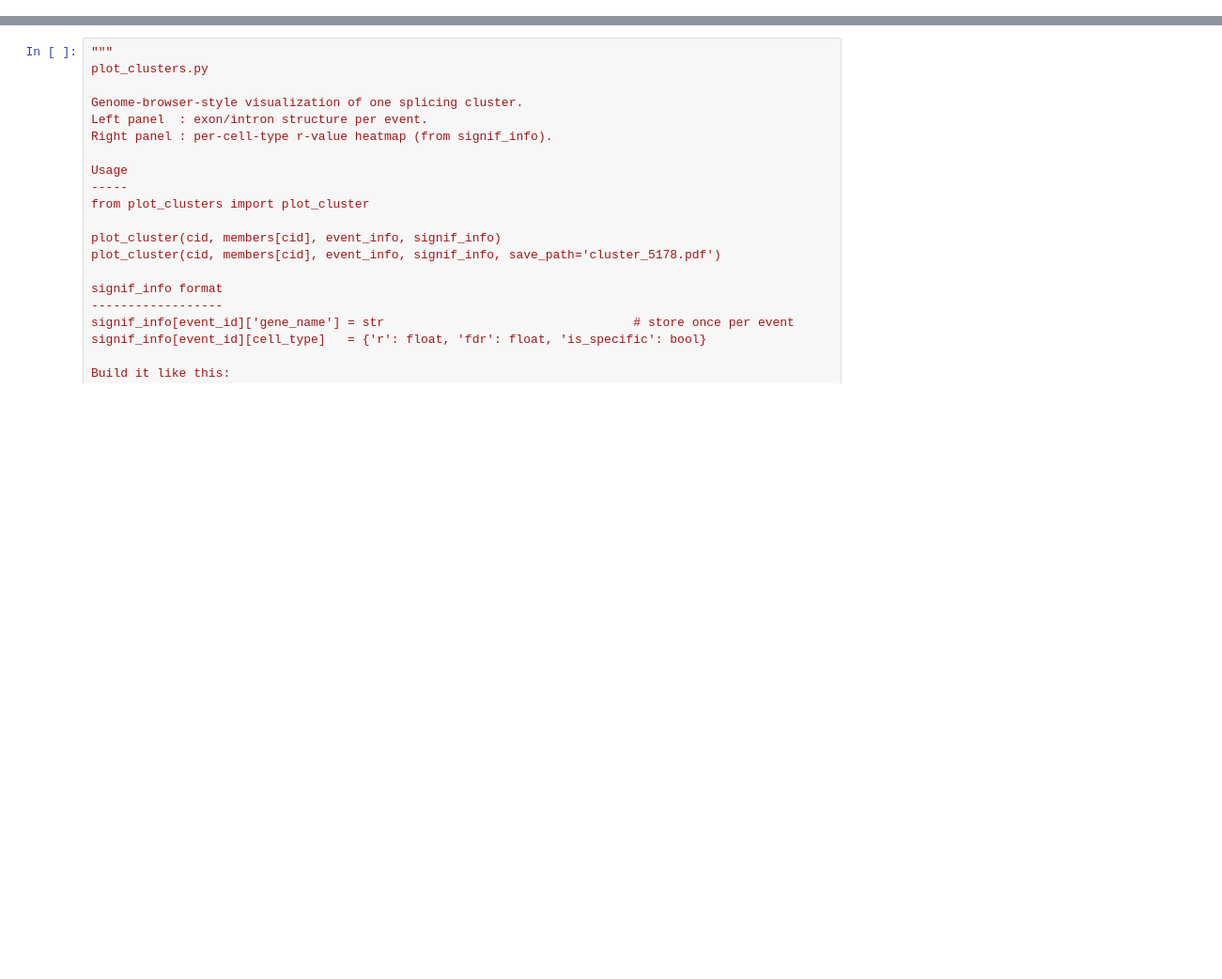
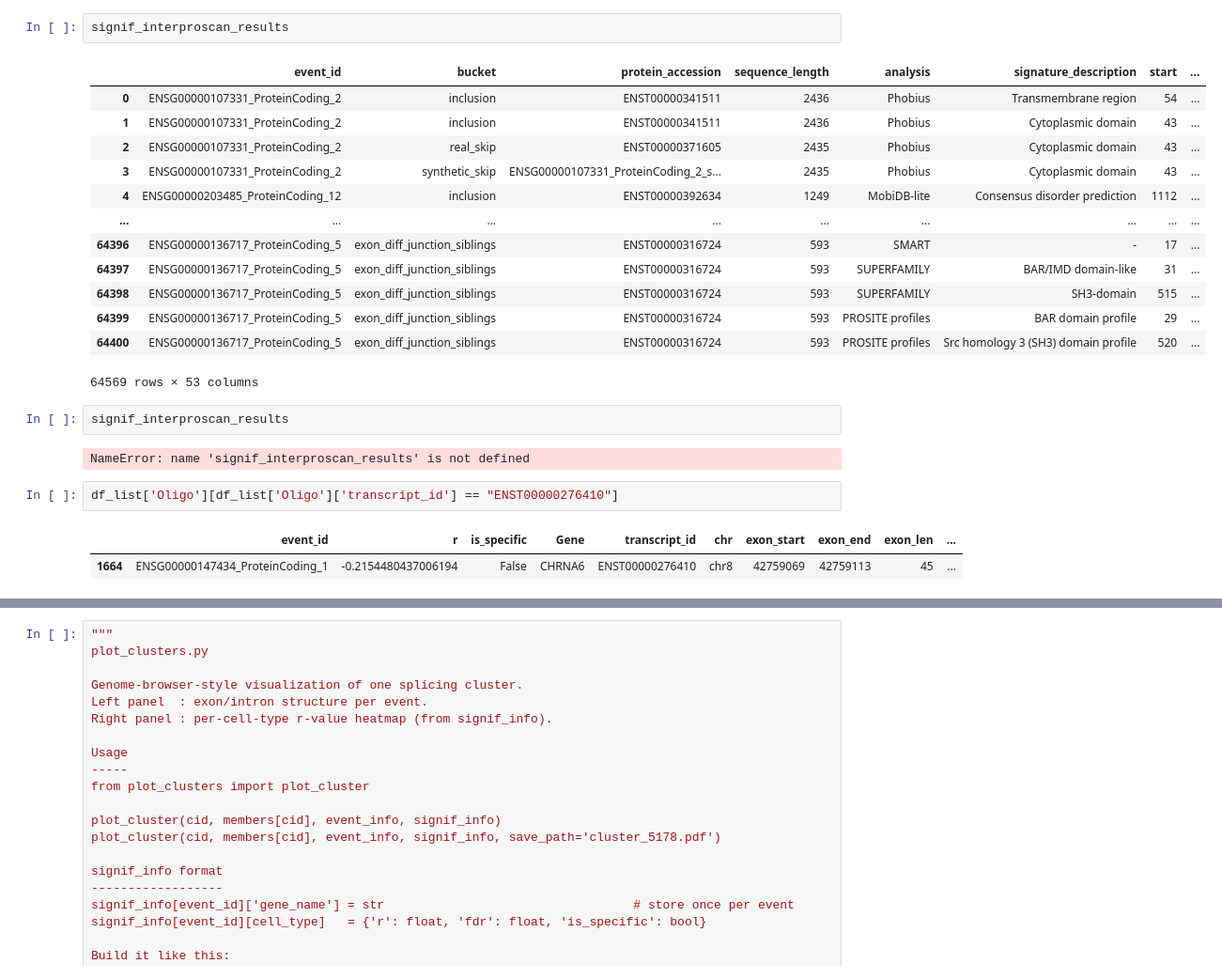
Before and after one commit to reliscu/bulk_splicing_GTEx_cortex, a Jupyter notebook: 29_interproscan_results.ipynb, the cells around one changed output, grey strips where cells are left out. Shown at 94% size. Cells and saved outputs as stored; diff of their text form; blank space fills up the shorter version.

```diff
--- a/29_interproscan_results.ipynb
+++ b/29_interproscan_results.ipynb
@@ -0,0 +279,25 @@
+# %%
+signif_interproscan_results
+# %% [output]
+|  | event_id | bucket | protein_accession | sequence_length | analysis | signature_description | start | ... |
+| 0 | ENSG00000107331_ProteinCoding_2 | inclusion | ENST00000341511 | 2436 | Phobius | Transmembrane region | 54 | ... |
+| 1 | ENSG00000107331_ProteinCoding_2 | inclusion | ENST00000341511 | 2436 | Phobius | Cytoplasmic domain | 43 | ... |
+| 2 | ENSG00000107331_ProteinCoding_2 | real_skip | ENST00000371605 | 2435 | Phobius | Cytoplasmic domain | 43 | ... |
+| 3 | ENSG00000107331_ProteinCoding_2 | synthetic_skip | ENSG00000107331_ProteinCoding_2_s... | 2435 | Phobius | Cytoplasmic domain | 43 | ... |
+| 4 | ENSG00000203485_ProteinCoding_12 | inclusion | ENST00000392634 | 1249 | MobiDB-lite | Consensus disorder prediction | 1112 | ... |
+| ... | ... | ... | ... | ... | ... | ... | ... | ... |
+| 64396 | ENSG00000136717_ProteinCoding_5 | exon_diff_junction_siblings | ENST00000316724 | 593 | SMART | - | 17 | ... |
+| 64397 | ENSG00000136717_ProteinCoding_5 | exon_diff_junction_siblings | ENST00000316724 | 593 | SUPERFAMILY | BAR/IMD domain-like | 31 | ... |
+| 64398 | ENSG00000136717_ProteinCoding_5 | exon_diff_junction_siblings | ENST00000316724 | 593 | SUPERFAMILY | SH3-domain | 515 | ... |
+| 64399 | ENSG00000136717_ProteinCoding_5 | exon_diff_junction_siblings | ENST00000316724 | 593 | PROSITE profiles | BAR domain profile | 29 | ... |
+| 64400 | ENSG00000136717_ProteinCoding_5 | exon_diff_junction_siblings | ENST00000316724 | 593 | PROSITE profiles | Src homology 3 (SH3) domain profile | 520 | ... |
+64569 rows × 53 columns
+# %%
+signif_interproscan_results
+# %% [output]
+NameError: name 'signif_interproscan_results' is not defined
+# %%
+df_list['Oligo'][df_list['Oligo']['transcript_id'] == "ENST00000276410"]
+# %% [output]
+|  | event_id | r | is_specific | Gene | transcript_id | chr | exon_start | exon_end | exon_len | ... |
+| 1664 | ENSG00000147434_ProteinCoding_1 | -0.2154480437006194 | False | CHRNA6 | ENST00000276410 | chr8 | 42759069 | 42759113 | 45 | ... |
```
Also changed, not shown: parts of 24 cells of this notebook, 4 other files.
